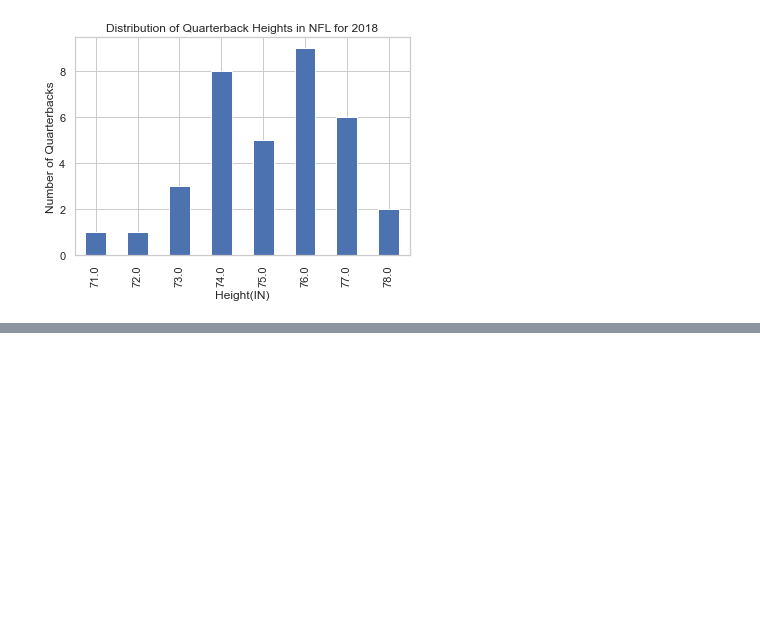
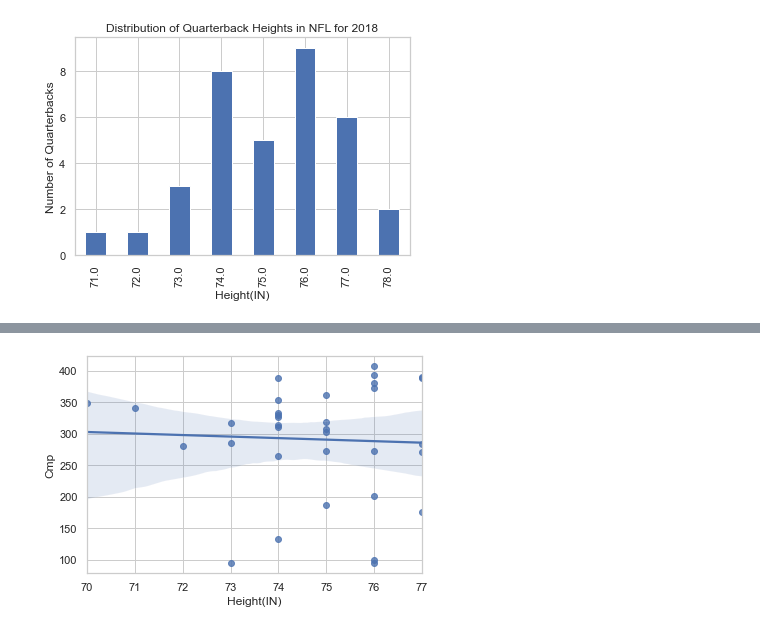
Before and after one commit to timbosan/Python2, a Jupyter notebook: Project/Football.ipynb, the cells around one changed output, grey strips where cells are left out. Saved outputs shown, nothing was run; the diff lists cells and outputs as text; code cells hidden in the pictures; blank space fills up the shorter version.

```diff
--- a/Project/Football.ipynb
+++ b/Project/Football.ipynb
@@ -153,0 +182,5 @@ Text(0, 0.5, 'Number of Quarterbacks')
+# %%
+#2019 linear regression height to completions
+sns.regplot(x=DF_QB_PM_2019['Height(IN)'], y=DF_QB_PM_2019['Cmp']);
+# %% [output]
+[figure, added]
```
Also changed, not shown: parts of 18 cells of this notebook.
